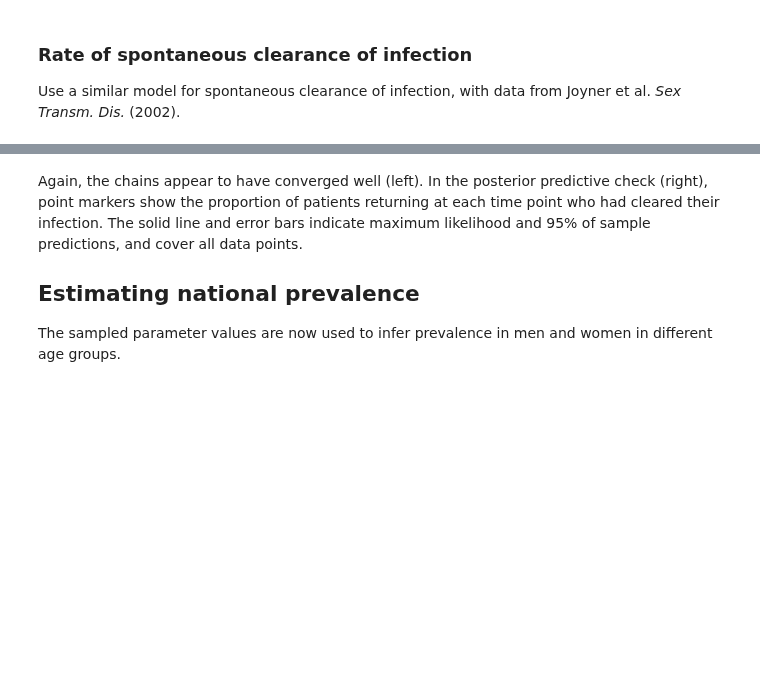
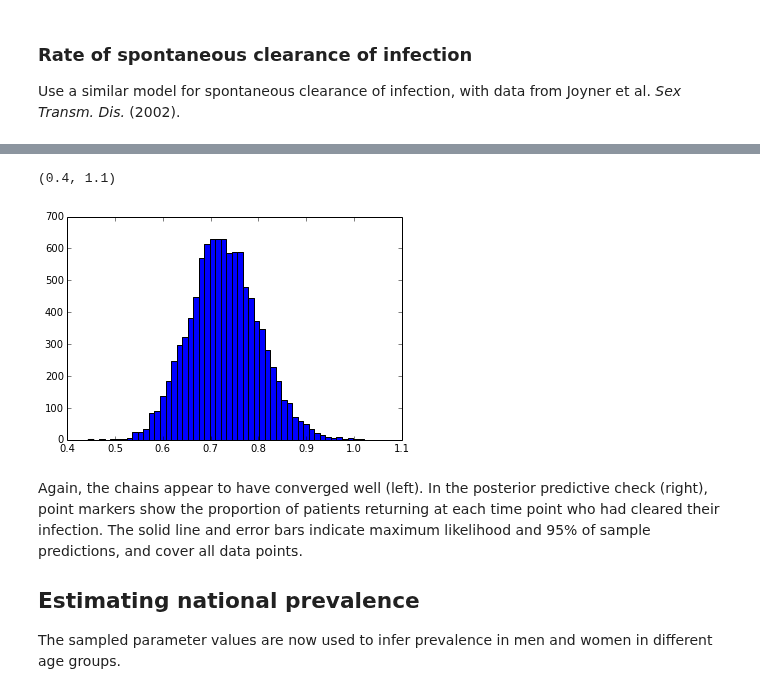
Before and after one commit to joanna-lewis/ct_surveillance, a Jupyter notebook: england.ipynb, the cells around one changed output, grey strips where cells are left out. Cells and saved outputs as stored; diff of their text form; code cells hidden in the pictures; blank space fills up the shorter version.

```diff
--- a/england.ipynb
+++ b/england.ipynb
@@ -457,3 +446,24 @@ ax2.legend(loc=4)
+# %%
+# Alternatively, read in stan samples.
+
+sc_f = empty(n_sample) # testing rate per person per year
+
+import csv
+with open('chlamydia_two_exponentials_init0_280416.csv', 'rU') as f:
+    reader = csv.reader(f)
+    i=0
+    for row in reader:
+        sc_f[i] = row[0]
+        i = i+1
+
+sc_m = sc_f
+
+sc_f[0:10]
+h=plt.hist(sc_f, bins=50)
+plt.xlim([0.4,1.1])
+# %% [output]
+(0.4, 1.1)
+[figure, added]
 # %% [markdown]
 Again, the chains appear to have converged well (left). In the posterior predictive check (right), point markers show the proportion of patients returning at each time point who had cleared their infection. The solid line and error bars indicate maximum likelihood and 95% of sample predictions, and cover all data points.
 
```
Also changed, not shown: parts of 41 cells of this notebook, 16 other files.
